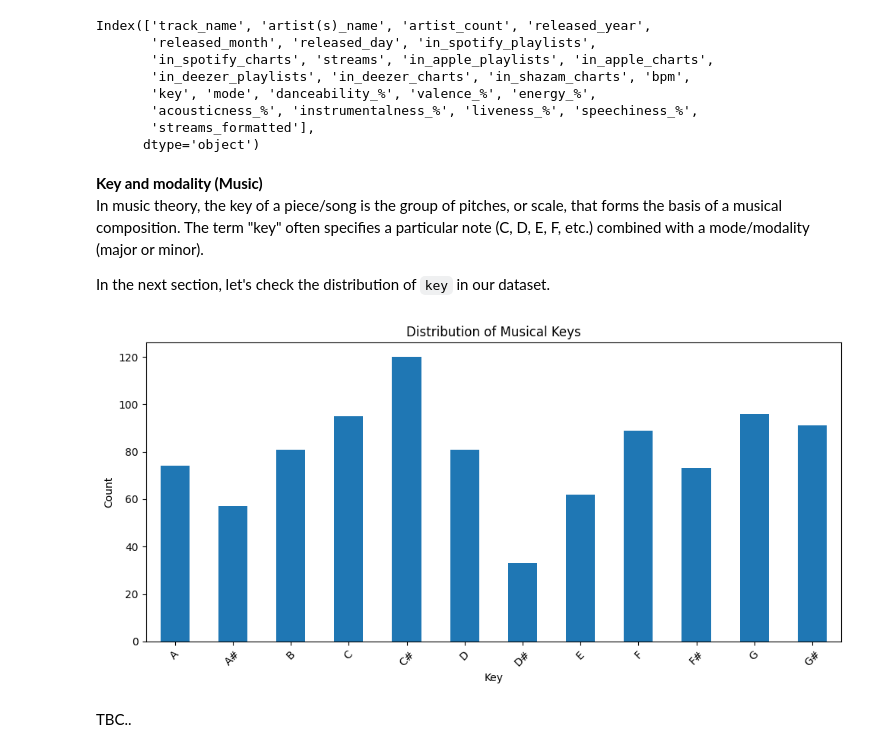
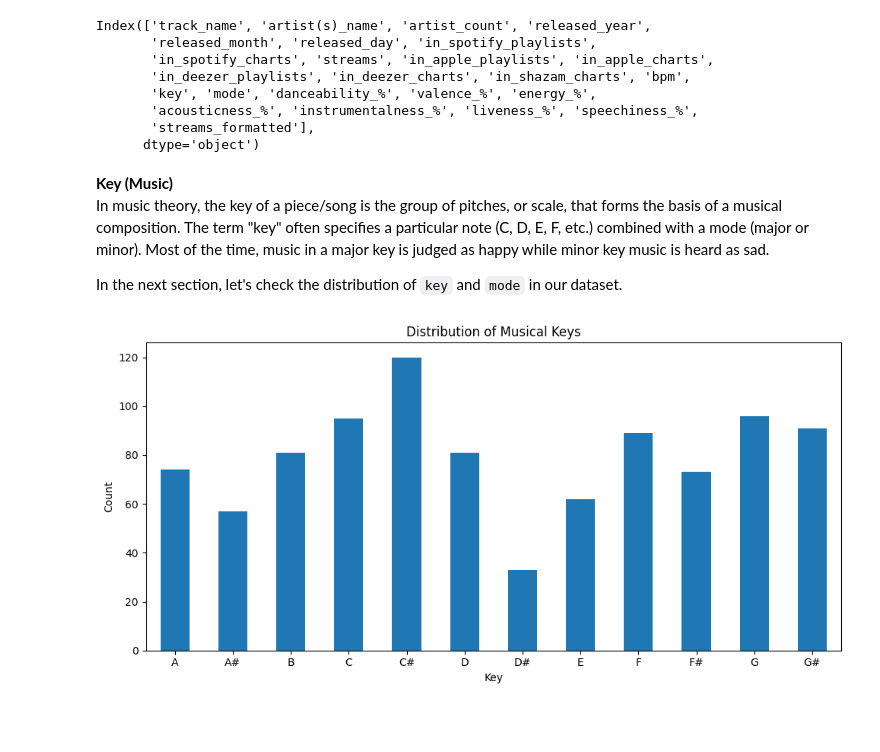
Before and after one commit to ad-mz/Python-Jupyter, a Jupyter notebook: case_study.ipynb, the cells around one changed output. Cells and saved outputs as stored; diff of their text form; code cells hidden in the pictures; blank space fills up the shorter version.

Commit message:
Further analysis for key and mode

```diff
--- a/case_study.ipynb
+++ b/case_study.ipynb
@@ -470,27 +485,26 @@ Index(['track_name', 'artist(s)_name', 'artist_count', 'released_year',
        'streams_formatted'],
       dtype='object')
 # %% [markdown]
-**Key and modality (Music)**<br>
+**Key (Music)**<br>
 In music theory, the key of a piece/song is the group of pitches, or scale, that forms the basis of a musical composition.
-The term "key" often specifies a particular note (C, D, E, F, etc.) combined with a mode/modality (major or minor).
+The term "key" often specifies a particular note (C, D, E, F, etc.) combined with a mode (major or minor).
+Most of the time, music in a major key is judged as happy while minor key music is heard as sad.
 
-In the next section, let's check the distribution of `key` in our dataset.
+In the next section, let's check the distribution of `key` and `mode` in our dataset.
 # %%
-# Count the occurrences of each key
+# Count the occurrence of each key
 key_counts = myData['key'].value_counts()
 
-# Sort by key for better visualization
+# Sort by key for the visualization
 key_counts = key_counts.sort_index()
 
 # Plot
 key_counts.plot(kind='bar', figsize=(10,5))
 plt.title('Distribution of Musical Keys')
 plt.xlabel('Key')
 plt.ylabel('Count')
-plt.xticks(rotation=45)
+plt.xticks(rotation=0)
 plt.tight_layout()
 plt.show()
 # %% [output]
-[figure, old version]
+[figure, new version]
-# %% [markdown]
-TBC..
```
Also changed, not shown: parts of 7 cells of this notebook.
